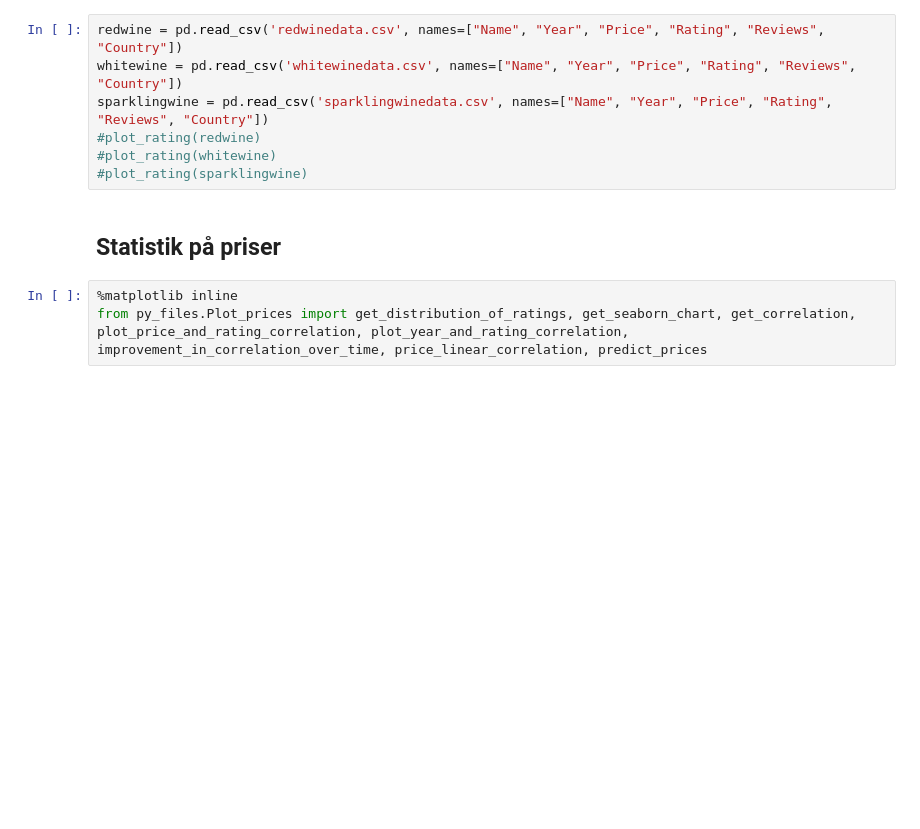
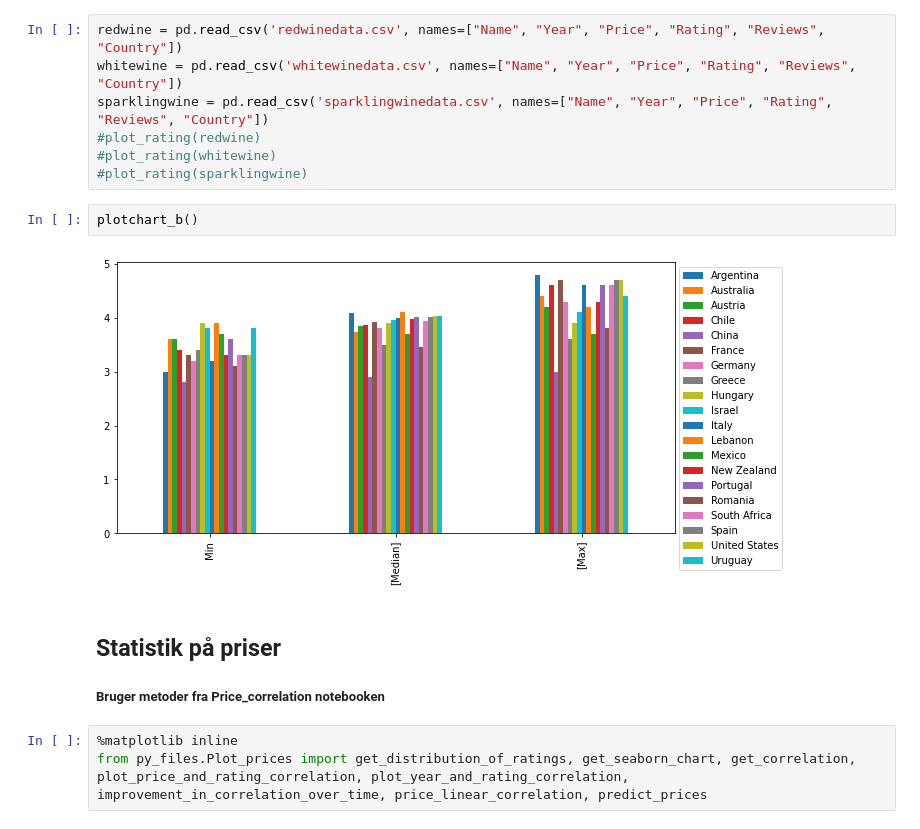
Before and after one commit to MathiasNoeClausen/pythonEksamen, a Jupyter notebook: Project_Main.ipynb, the cells around one changed output. Cells and saved outputs as stored; diff of their text form; blank space fills up the shorter version.

```diff
--- a/Project_Main.ipynb
+++ b/Project_Main.ipynb
@@ -24,8 +50,13 @@ sparklingwine = pd.read_csv('sparklingwinedata.csv', names=["Name", "Year", "Pri
 #plot_rating(redwine)
 #plot_rating(whitewine)
 #plot_rating(sparklingwine)
+# %%
+plotchart_b()
+# %% [output]
+[figure, added]
 # %% [markdown]
 ## Statistik på priser
+##### Bruger metoder fra Price_correlation notebooken
 # %%
 %matplotlib inline
 from py_files.Plot_prices import get_distribution_of_ratings, get_seaborn_chart, get_correlation, plot_price_and_rating_correlation, plot_year_and_rating_correlation, improvement_in_correlation_over_time, price_linear_correlation, predict_prices
```
Also changed, not shown: parts of 7 cells of this notebook, 4 other files.
